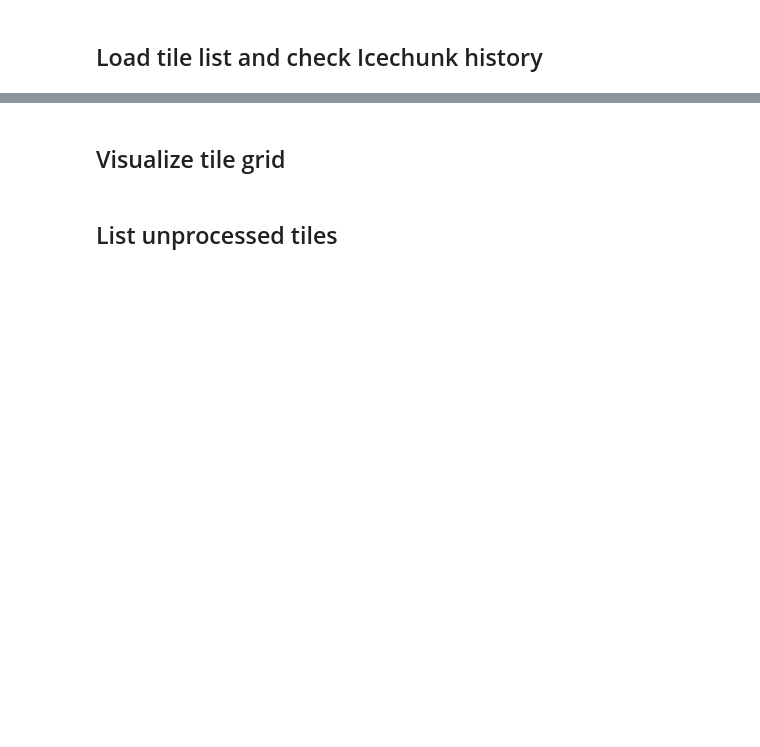
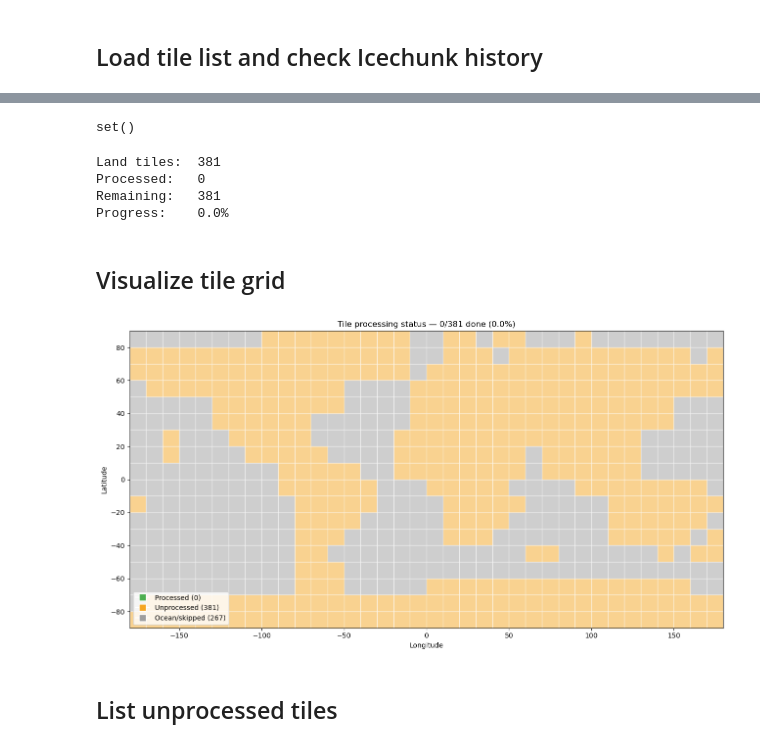
Before and after one commit to egagli/icechunk_github_actions_demo, a Jupyter notebook: notebooks/02_processing_status.ipynb, the cells around one changed output, grey strips where cells are left out. Drawn from its saved outputs; the diff is of its cells as text; code cells hidden in the pictures; blank space fills up the shorter version.

```diff
--- a/notebooks/02_processing_status.ipynb
+++ b/notebooks/02_processing_status.ipynb
@@ -22,3 +22,7 @@ from icechunk_github_actions_demo import Config, load_tile_list
 config = Config("config/config_with_secrets_v1.txt")
 # %% [markdown]
 ## Load tile list and check Icechunk history
+# %%
+tile_gdf = gpd.read_file(config.TILE_LIST_PATH)
+land_set = {(int(r["row"]), int(r["col"])) for _, r in tile_gdf.iterrows() if r["land"]}
+land_set
@@ -51,29 +56,64 @@ print(f"Progress:    {100 * len(processed) / len(land_set):.1f}%")
+# %%
+processed_set = list_processed_tiles(repo)
+processed_set
+# %% [output]
+set()
+# %%
+remaining = land_set - processed_set
+
+print(f"Land tiles:  {len(land_set)}")
+print(f"Processed:   {len(processed_set)}")
+print(f"Remaining:   {len(remaining)}")
+print(f"Progress:    {100 * len(processed_set) / len(land_set):.1f}%")
+# %% [output]
+Land tiles:  381
+Processed:   0
+Remaining:   381
+Progress:    0.0%
 # %% [markdown]
 ## Visualize tile grid
 # %%
+# assign status to each tile for plotting, either "processed", "unprocessed", or "skipped"
 tile_gdf["status"] = tile_gdf.apply(
-    lambda r: "processed" if (int(r["row"]), int(r["col"])) in processed else "unprocessed",
+    lambda r: "processed" if (r["row"], r["col"]) in processed_set else "unprocessed"
+    if (r["row"], r["col"]) in land_set
+    else "skipped",
     axis=1,
 )
 
-color_map = {"processed": "#4caf50", "unprocessed": "#f5a623"}
-fig, ax = plt.subplots(figsize=(14, 7))
-for status, color in color_map.items():
-    tile_gdf[tile_gdf["status"] == status].plot(
-        ax=ax, color=color, edgecolor="white", linewidth=0.3, label=status
-    )
+color_map = {"processed": "#4caf50", "unprocessed": "#f5a623", "skipped": "#9e9e9e"}
+
+
+f, ax = plt.subplots(figsize=(14, 7))
+# plot the tiles colored by status, with white edges and alpha=0.5
+tile_plot = tile_gdf.plot(
+    ax=ax,
+    #column="status",
+    categorical=True,
+    legend=True,
+    color=tile_gdf["status"].map(color_map),
+    edgecolor="white",
+    alpha=0.5,
+)
 
 ax.set_xlim(-180, 180)
 ax.set_ylim(-90, 90)
 ax.set_xlabel("Longitude")
 ax.set_ylabel("Latitude")
 ax.set_title(
-    f"Tile processing status — {len(processed)}/{len(land_set)} done "
-    f"({100*len(processed)/len(land_set):.1f}%)"
+    f"Tile processing status — {len(processed_set)}/{len(land_set)} done "
+    f"({100*len(processed_set)/len(land_set):.1f}%)"
 )
-ax.legend(loc="lower left")
-plt.tight_layout()
-plt.show()
+# add legend with custom labels and colors
+handles = [
+    plt.Line2D([0], [0], marker="s", color="w", label=f"Processed ({len(processed_set)})", markerfacecolor=color_map["processed"], markersize=10),
+    plt.Line2D([0], [0], marker="s", color="w", label=f"Unprocessed ({len(land_set) - len(processed_set)})", markerfacecolor=color_map["unprocessed"], markersize=10),
+    plt.Line2D([0], [0], marker="s", color="w", label=f"Ocean/skipped ({len(tile_gdf) - len(land_set)})", markerfacecolor=color_map["skipped"], markersize=10),
+]
+ax.legend(handles=handles, loc="lower left")
+f.tight_layout()
+# %% [output]
+[figure, added]
 # %% [markdown]
 ## List unprocessed tiles
 # %%
```
Also changed, not shown: parts of 4 cells of this notebook, 9 other files.
